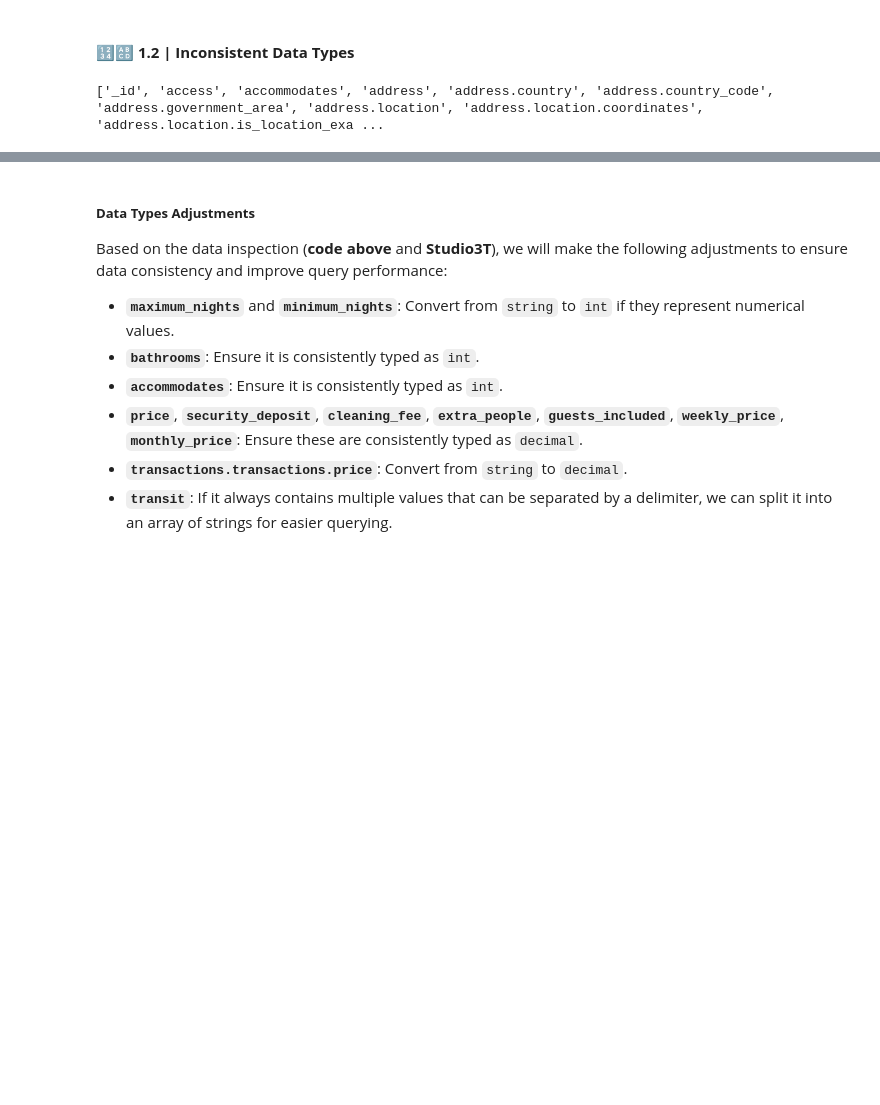
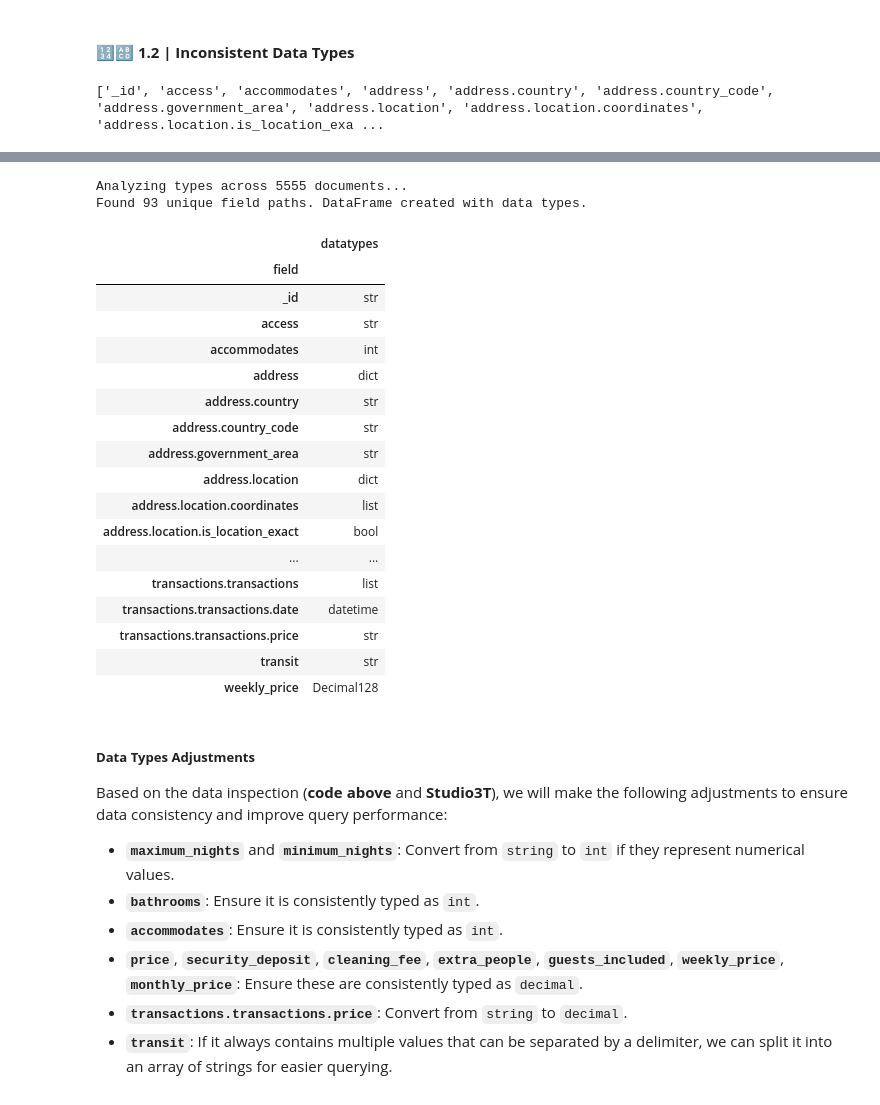
Before and after one commit to Silvestre17/Neo4j_MongoDB_BigDataModeling_MasterProjects, a Jupyter notebook: Homework2_MongoDB/Group5_BDMM_HW2.ipynb, the cells around one changed output, grey strips where cells are left out. Saved outputs shown, nothing was run; the diff lists cells and outputs as text; code cells hidden in the pictures; blank space fills up the shorter version.

Commit message:
Comentários do João + Filipa + Refiz df missing, data types e summary

```diff
--- a/Homework2_MongoDB/Group5_BDMM_HW2.ipynb
+++ b/Homework2_MongoDB/Group5_BDMM_HW2.ipynb
@@ -724,3 +635,82 @@ Found 93 unique fields. DataFrame created with data types.
+# %%
+# --- Function to Recursively Extract Paths and Types ---
+# Source: X. (2025). Grok 3 Beta — The Age of Reasoning Agents (Mar 07 version)[Large Language Model]. X.ai. https://x.ai/blog/grok-3
+#         Google. (2025). Gemini 2.5 Pro - Gemini Pro. Google DeepMind. https://deepmind.google/technologies/gemini/pro/
+
+from collections import defaultdict
+
+def get_paths_and_types_simple(data, prefix="", path_types_dict=None):
+    """
+    Recursively finds all field paths and their Python types in a document.
+    """
+    if path_types_dict is None:
+        path_types_dict = defaultdict(set)
+
+    if isinstance(data, dict):
+        # Handle dictionary (subdocument)
+        for key, value in data.items():
+            current_path = f"{prefix}.{key}" if prefix else key
+            # Add the Python type name to the set for this path
+            path_types_dict[current_path].add(type(value).__name__)
+            # Recurse if the value is complex (dict or list)
+            if isinstance(value, (dict, list)):
+                get_paths_and_types_simple(value, current_path, path_types_dict)
+
+    elif isinstance(data, list):
+        # Handle list (array)
+        # Indicate the path exists and contains a list
+        path_types_dict[prefix].add('list') # Add 'list' type for the path itself
+        # Recurse into list elements if they are complex
+        for item in data:
+            if isinstance(item, (dict, list)):
+                # Pass the array's prefix to find types *within* its elements
+                get_paths_and_types_simple(item, prefix, path_types_dict)
+
+# --- Process All Documents ---
+all_field_types_summary = defaultdict(set)
+total_docs = db.listingsAndReviews_HW2.count_documents({})
+print(f"Analyzing types across \033[1m{total_docs}\033[0m documents...")
+
+# Using find() iterates through documents directly
+# Add tqdm progress bar if desired: from tqdm import tqdm
+# for document in tqdm(db.listingsAndReviews_HW2.find(), total=total_docs, desc="Analyzing docs"):
+for document in db.listingsAndReviews_HW2.find():
+    get_paths_and_types_simple(document, path_types_dict=all_field_types_summary)
+
+# --- Create DataFrame ---
+df_data_list_simple = []
+
+# Sort fields alphabetically for consistent output
+for field in sorted(all_field_types_summary.keys()):
+    # Join multiple types found for a field into a single string
+    type_str = ", ".join(sorted(list(all_field_types_summary[field])))
+    df_data_list_simple.append({"field": field, "datatypes": type_str})
+
+df_types_simple = pd.DataFrame(df_data_list_simple)
+df_types_simple.set_index("field", inplace=True)
+print(f"Found \033[1m{len(df_types_simple)} unique field paths\033[0m. DataFrame created with data types.\n")
+df_types_simple
+# %% [output]
+Analyzing types across 5555 documents...
+Found 93 unique field paths. DataFrame created with data types.
+|  | datatypes |
+| field |  |
+| _id | str |
+| access | str |
+| accommodates | int |
+| address | dict |
+| address.country | str |
+| address.country_code | str |
+| address.government_area | str |
+| address.location | dict |
+| address.location.coordinates | list |
+| address.location.is_location_exact | bool |
+| ... | ... |
+| transactions.transactions | list |
+| transactions.transactions.date | datetime |
+| transactions.transactions.price | str |
+| transit | str |
+| weekly_price | Decimal128 |
 # %% [markdown]
 ##### **Data Types Adjustments**
 
```
Also changed, not shown: parts of 84 cells of this notebook, 1 other file.
